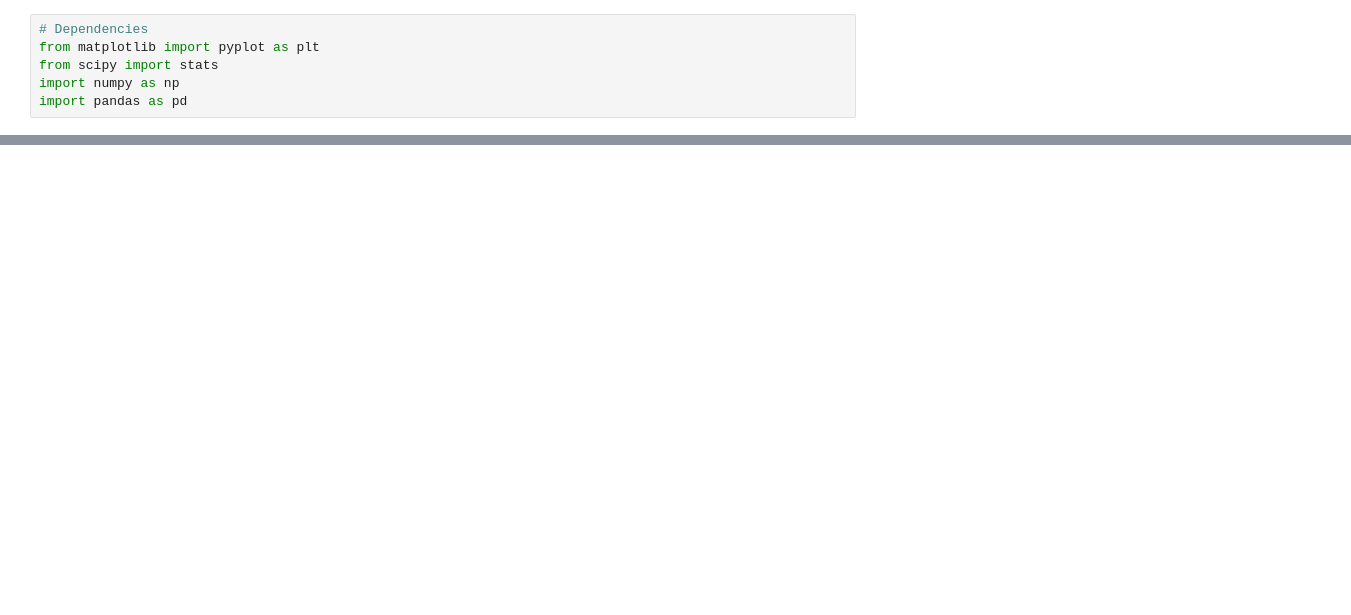
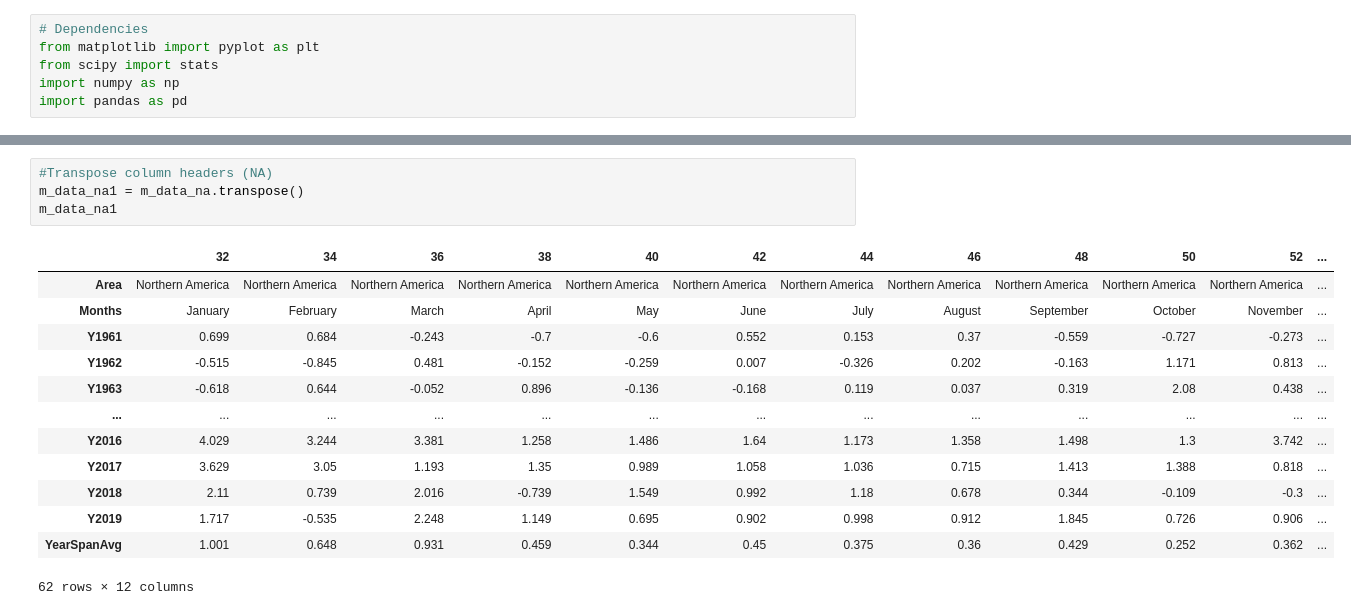
Before and after one commit to Tmoht1015/2Group-Project-All-Stars, a Jupyter notebook: NSAmericaTemps.ipynb, the cells around one changed output, grey strips where cells are left out. Cells and saved outputs as stored; diff of their text form; blank space fills up the shorter version.

```diff
--- a/NSAmericaTemps.ipynb
+++ b/NSAmericaTemps.ipynb
@@ -61 +57,19 @@ m_data_na
+# %%
+#Transpose column headers (NA)
+m_data_na1 = m_data_na.transpose()
+m_data_na1
+# %% [output]
+|  | 32 | 34 | 36 | 38 | 40 | 42 | 44 | 46 | 48 | 50 | 52 | ... |
+| Area | Northern America | Northern America | Northern America | Northern America | Northern America | Northern America | Northern America | Northern America | Northern America | Northern America | Northern America | ... |
+| Months | January | February | March | April | May | June | July | August | September | October | November | ... |
+| Y1961 | 0.699 | 0.684 | -0.243 | -0.7 | -0.6 | 0.552 | 0.153 | 0.37 | -0.559 | -0.727 | -0.273 | ... |
+| Y1962 | -0.515 | -0.845 | 0.481 | -0.152 | -0.259 | 0.007 | -0.326 | 0.202 | -0.163 | 1.171 | 0.813 | ... |
+| Y1963 | -0.618 | 0.644 | -0.052 | 0.896 | -0.136 | -0.168 | 0.119 | 0.037 | 0.319 | 2.08 | 0.438 | ... |
+| ... | ... | ... | ... | ... | ... | ... | ... | ... | ... | ... | ... | ... |
+| Y2016 | 4.029 | 3.244 | 3.381 | 1.258 | 1.486 | 1.64 | 1.173 | 1.358 | 1.498 | 1.3 | 3.742 | ... |
+| Y2017 | 3.629 | 3.05 | 1.193 | 1.35 | 0.989 | 1.058 | 1.036 | 0.715 | 1.413 | 1.388 | 0.818 | ... |
+| Y2018 | 2.11 | 0.739 | 2.016 | -0.739 | 1.549 | 0.992 | 1.18 | 0.678 | 0.344 | -0.109 | -0.3 | ... |
+| Y2019 | 1.717 | -0.535 | 2.248 | 1.149 | 0.695 | 0.902 | 0.998 | 0.912 | 1.845 | 0.726 | 0.906 | ... |
+| YearSpanAvg | 1.001 | 0.648 | 0.931 | 0.459 | 0.344 | 0.45 | 0.375 | 0.36 | 0.429 | 0.252 | 0.362 | ... |
+62 rows × 12 columns
 # %%
```
Also changed, not shown: parts of 5 cells of this notebook.
